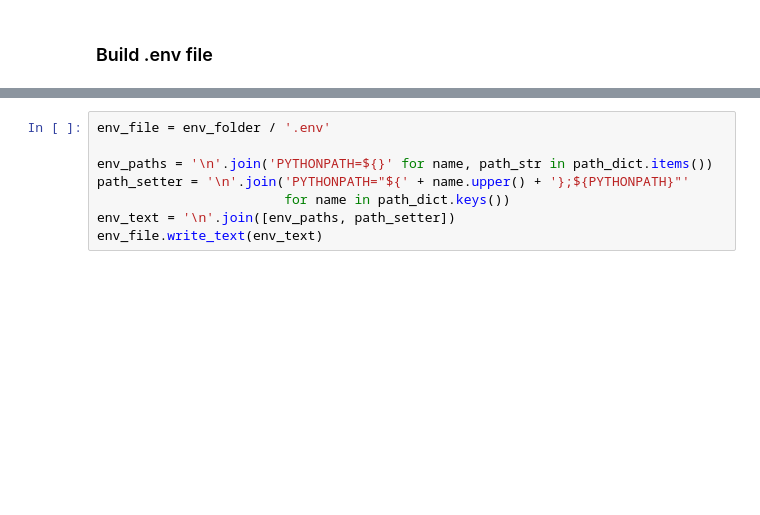
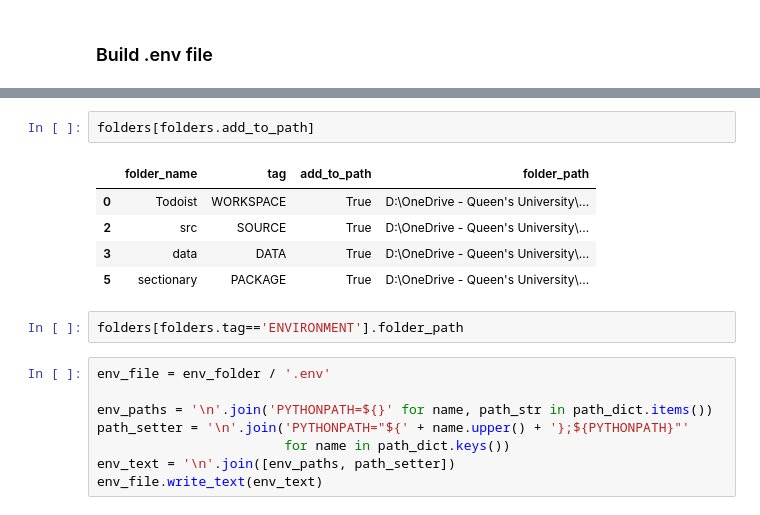
Before and after one commit to GregSal/Environment-Management, a Jupyter notebook: src/BuildEnv.ipynb, the cells around one changed output, grey strips where cells are left out. Cells and saved outputs as stored; diff of their text form; blank space fills up the shorter version.

```diff
--- a/src/BuildEnv.ipynb
+++ b/src/BuildEnv.ipynb
@@ -293,3 +417,13 @@ vscode_batch_file.write_text(vscode_batch)
+# %%
+folders[folders.add_to_path]
+# %% [output]
+|  | folder_name | tag | add_to_path | folder_path |
+| 0 | Todoist | WORKSPACE | True | D:\OneDrive - Queen's University\... |
+| 2 | src | SOURCE | True | D:\OneDrive - Queen's University\... |
+| 3 | data | DATA | True | D:\OneDrive - Queen's University\... |
+| 5 | sectionary | PACKAGE | True | D:\OneDrive - Queen's University\... |
+# %%
+folders[folders.tag=='ENVIRONMENT'].folder_path
 # %%
 env_file = env_folder / '.env'
 
```
Also changed, not shown: parts of 39 cells of this notebook, 1 other file.
